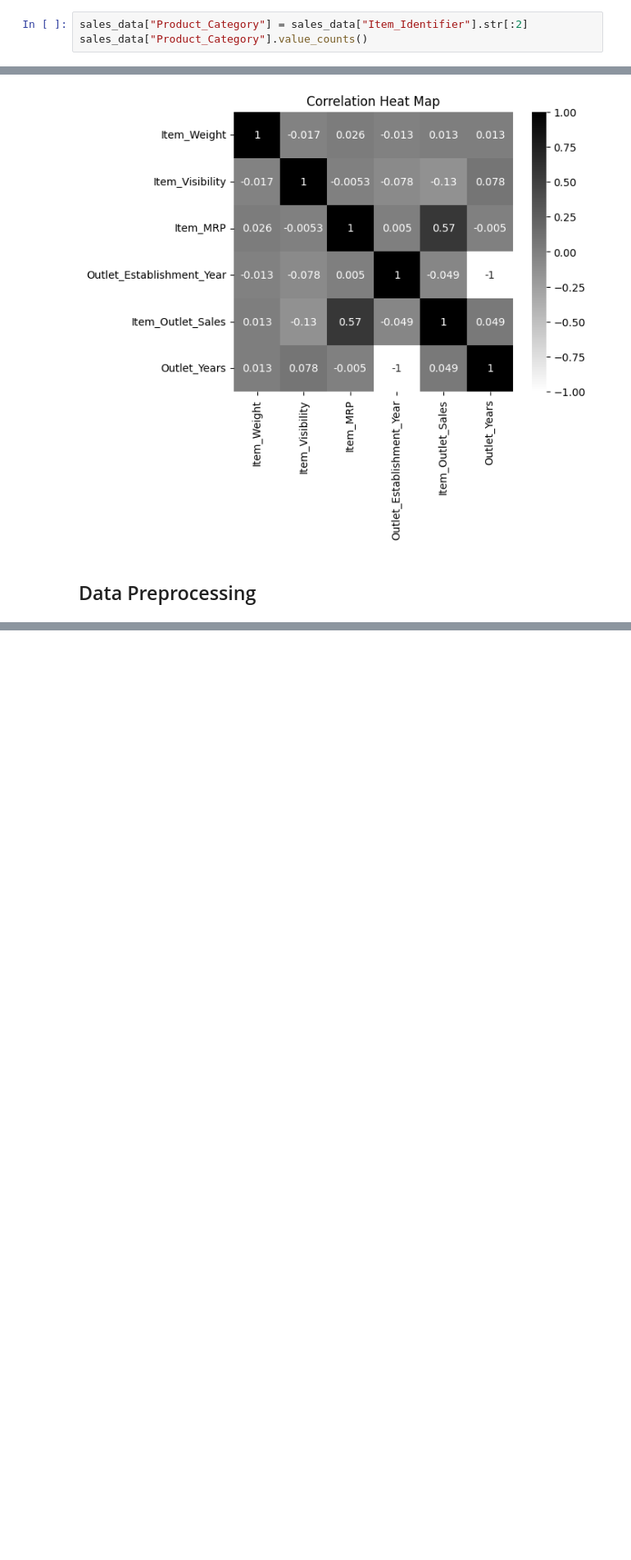
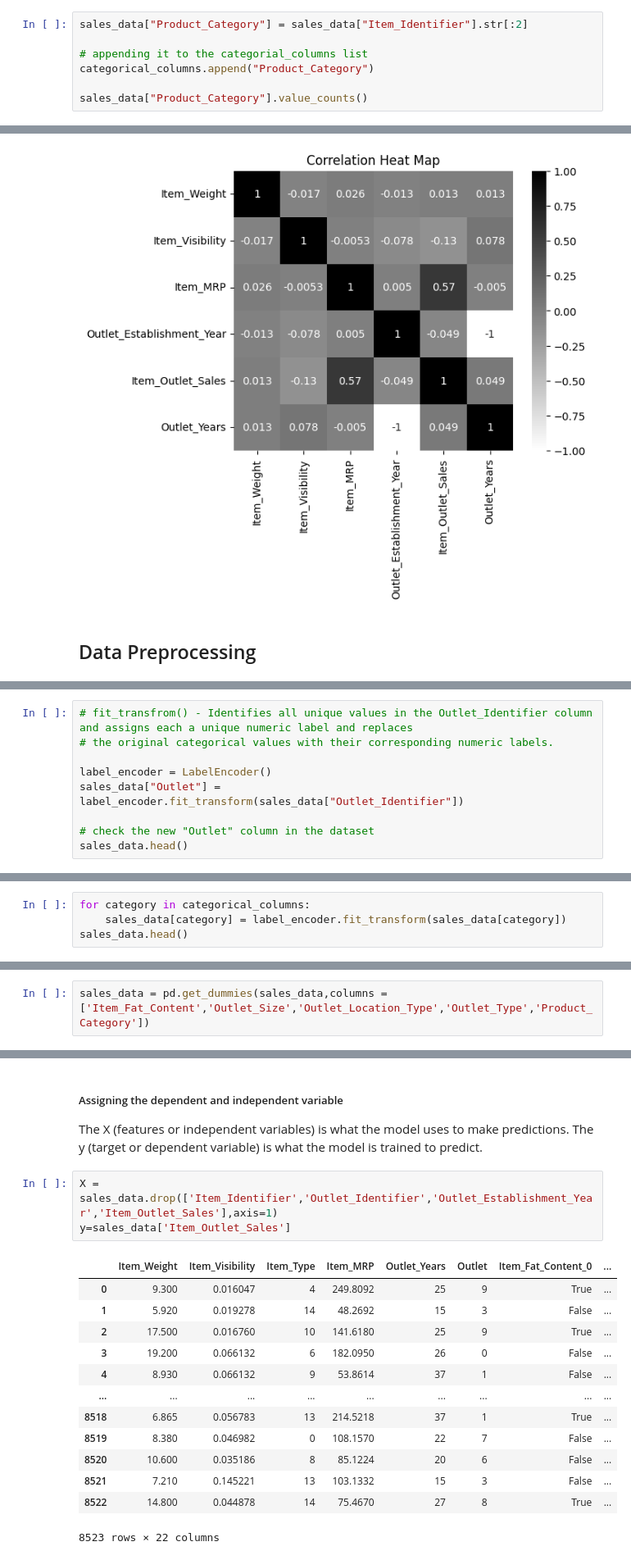
Before and after one commit to amisha26/Hands-on-Machine-Learning, a Jupyter notebook: sales_forecasting_project/sales_forecast.ipynb, the cells around one changed output, grey strips where cells are left out. Shown: that part at 82% size. Drawn from its saved outputs; the diff is of its cells as text; blank space fills up the shorter version.

Commit message:
data preprocessing done

```diff
--- a/sales_forecasting_project/sales_forecast.ipynb
+++ b/sales_forecasting_project/sales_forecast.ipynb
@@ -377,6 +378,10 @@ Name: count, dtype: int64
 This new feature can be obtained by getting the first two characters from the Item_Identifier column which represents the category of each item
 # %%
 sales_data["Product_Category"] = sales_data["Item_Identifier"].str[:2]
+
+# appending it to the categorial_columns list
+categorical_columns.append("Product_Category")
+
 sales_data["Product_Category"].value_counts()
 # %% [output]
 Product_Category
@@ -612,0 +620,9 @@ plt.show()
+# %%
+# fit_transfrom() - Identifies all unique values in the Outlet_Identifier column and assigns each a unique numeric label and replaces
+# the original categorical values with their corresponding numeric labels.
+
+label_encoder = LabelEncoder()
+sales_data["Outlet"] = label_encoder.fit_transform(sales_data["Outlet_Identifier"])
+
+# check the new "Outlet" column in the dataset
+sales_data.head()
@@ -612,0 +638,4 @@ plt.show()
+# %%
+for category in categorical_columns:
+    sales_data[category] = label_encoder.fit_transform(sales_data[category])
+sales_data.head()
@@ -612,0 +655,2 @@ plt.show()
+# %%
+sales_data = pd.get_dummies(sales_data,columns = ['Item_Fat_Content','Outlet_Size','Outlet_Location_Type','Outlet_Type','Product_Category'])
@@ -612,0 +671,21 @@ plt.show()
+# %% [markdown]
+##### Assigning the dependent and independent variable
+The X (features or independent variables) is what the model uses to make predictions.
+The y (target or dependent variable) is what the model is trained to predict.
+# %%
+X = sales_data.drop(['Item_Identifier','Outlet_Identifier','Outlet_Establishment_Year','Item_Outlet_Sales'],axis=1)
+y=sales_data['Item_Outlet_Sales']
+# %% [output]
+|  | Item_Weight | Item_Visibility | Item_Type | Item_MRP | Outlet_Years | Outlet | Item_Fat_Content_0 | ... |
+| 0 | 9.300 | 0.016047 | 4 | 249.8092 | 25 | 9 | True | ... |
+| 1 | 5.920 | 0.019278 | 14 | 48.2692 | 15 | 3 | False | ... |
+| 2 | 17.500 | 0.016760 | 10 | 141.6180 | 25 | 9 | True | ... |
+| 3 | 19.200 | 0.066132 | 6 | 182.0950 | 26 | 0 | False | ... |
+| 4 | 8.930 | 0.066132 | 9 | 53.8614 | 37 | 1 | False | ... |
+| ... | ... | ... | ... | ... | ... | ... | ... | ... |
+| 8518 | 6.865 | 0.056783 | 13 | 214.5218 | 37 | 1 | True | ... |
+| 8519 | 8.380 | 0.046982 | 0 | 108.1570 | 22 | 7 | False | ... |
+| 8520 | 10.600 | 0.035186 | 8 | 85.1224 | 20 | 6 | False | ... |
+| 8521 | 7.210 | 0.145221 | 13 | 103.1332 | 15 | 3 | False | ... |
+| 8522 | 14.800 | 0.044878 | 14 | 75.4670 | 27 | 8 | True | ... |
+8523 rows × 22 columns
```
Also changed, not shown: parts of 8 cells of this notebook.
